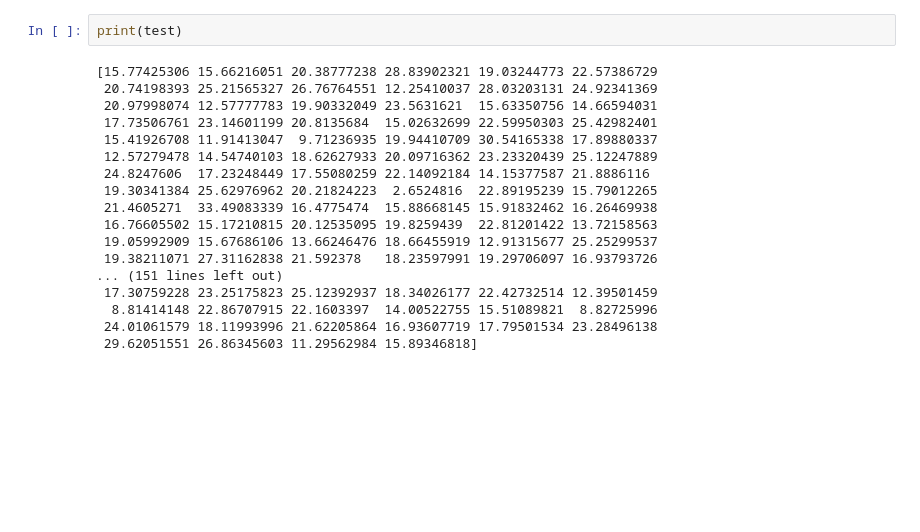
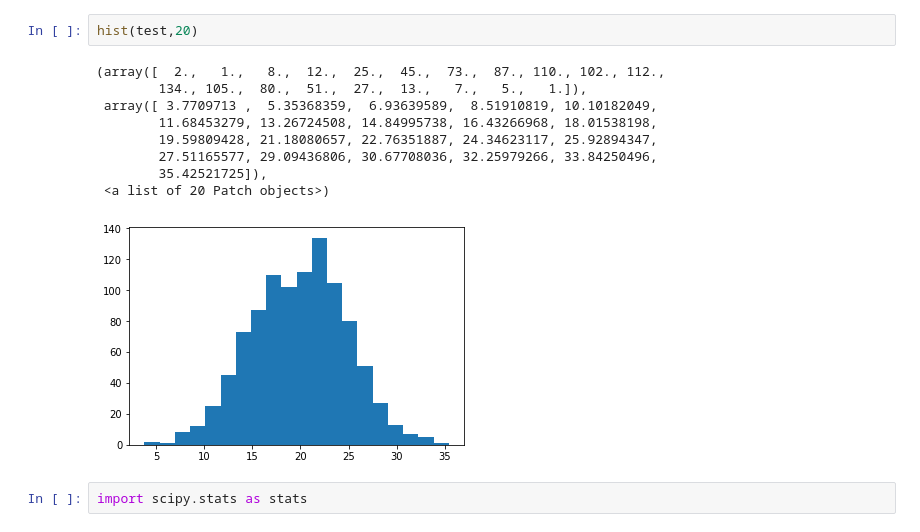
Before and after one commit to kbaafi/integrify, a Jupyter notebook: stats-assignments/Assignment-2/Assignment-2.ipynb, the cells around one changed output. Drawn from its saved outputs; the diff is of its cells as text; blank space fills up the shorter version.

```diff
--- a/stats-assignments/Assignment-2/Assignment-2.ipynb
+++ b/stats-assignments/Assignment-2/Assignment-2.ipynb
@@ -12,20 +13,14 @@ pylab.show()
-# %%
-print(test)
-# %% [output]
-[15.77425306 15.66216051 20.38777238 28.83902321 19.03244773 22.57386729
- 20.74198393 25.21565327 26.76764551 12.25410037 28.03203131 24.92341369
- 20.97998074 12.57777783 19.90332049 23.5631621  15.63350756 14.66594031
- 17.73506761 23.14601199 20.8135684  15.02632699 22.59950303 25.42982401
- 15.41926708 11.91413047  9.71236935 19.94410709 30.54165338 17.89880337
- 12.57279478 14.54740103 18.62627933 20.09716362 23.23320439 25.12247889
- 24.8247606  17.23248449 17.55080259 22.14092184 14.15377587 21.8886116
- 19.30341384 25.62976962 20.21824223  2.6524816  22.89195239 15.79012265
- 21.4605271  33.49083339 16.4775474  15.88668145 15.91832462 16.26469938
- 16.76605502 15.17210815 20.12535095 19.8259439  22.81201422 13.72158563
- 19.05992909 15.67686106 13.66246476 18.66455919 12.91315677 25.25299537
- 19.38211071 27.31162838 21.592378   18.23597991 19.29706097 16.93793726
-... (151 lines left out)
- 17.30759228 23.25175823 25.12392937 18.34026177 22.42732514 12.39501459
-  8.81414148 22.86707915 22.1603397  14.00522755 15.51089821  8.82725996
- 24.01061579 18.11993996 21.62205864 16.93607719 17.79501534 23.28496138
- 29.62051551 26.86345603 11.29562984 15.89346818]
+# %%
+hist(test,20)
+# %% [output]
+(array([  2.,   1.,   8.,  12.,  25.,  45.,  73.,  87., 110., 102., 112.,
+        134., 105.,  80.,  51.,  27.,  13.,   7.,   5.,   1.]),
+ array([ 3.7709713 ,  5.35368359,  6.93639589,  8.51910819, 10.10182049,
+        11.68453279, 13.26724508, 14.84995738, 16.43266968, 18.01538198,
+        19.59809428, 21.18080657, 22.76351887, 24.34623117, 25.92894347,
+        27.51165577, 29.09436806, 30.67708036, 32.25979266, 33.84250496,
+        35.42521725]),
+ <a list of 20 Patch objects>)
+[figure, added]
+# %%
+import scipy.stats as stats
```
Also changed, not shown: parts of 3 cells of this notebook.
